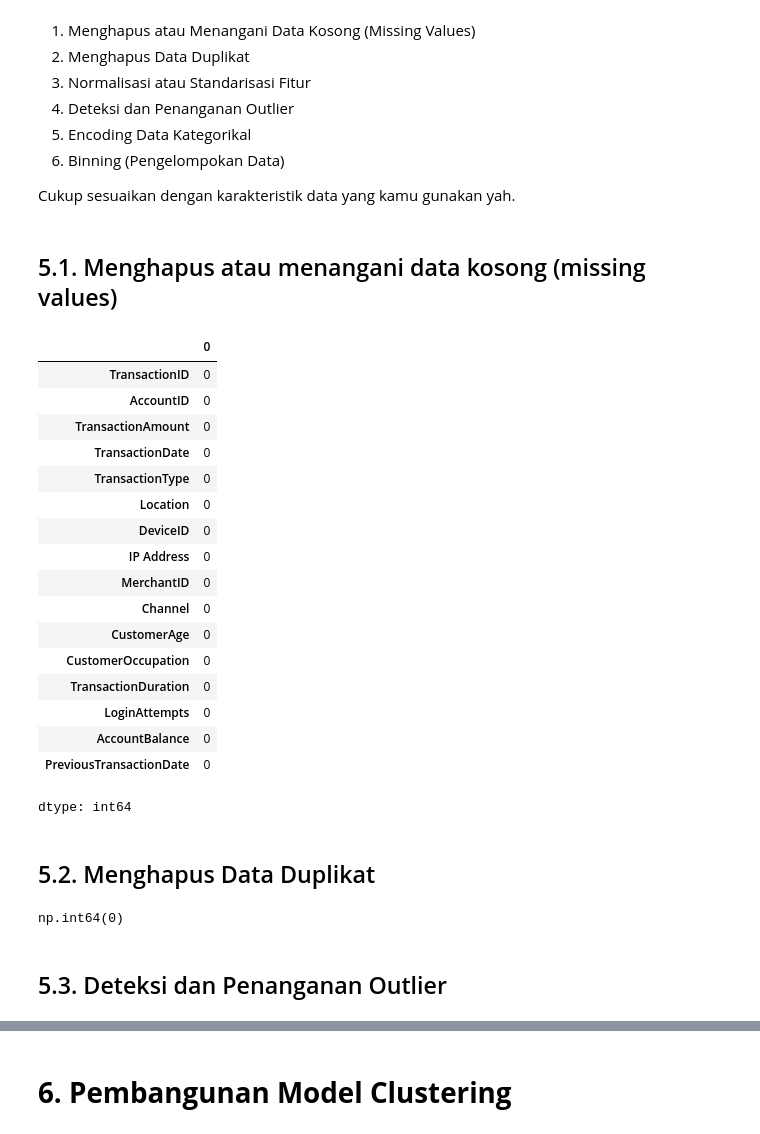
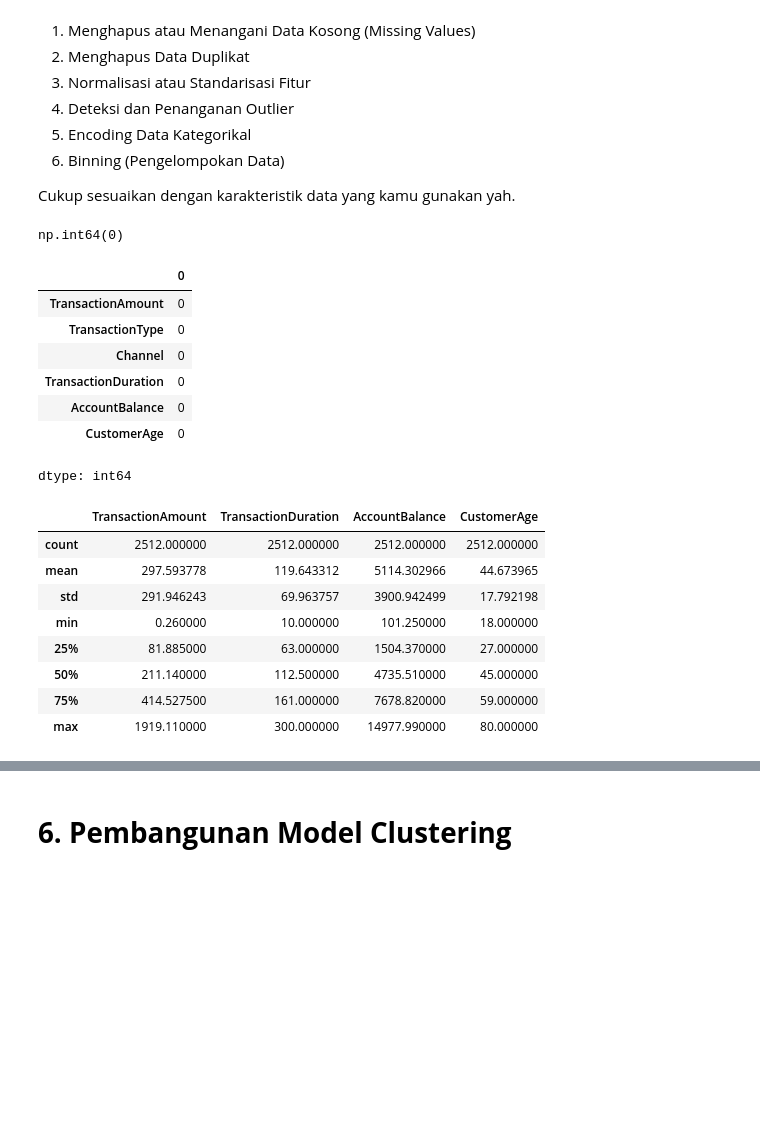
Before and after one commit to totoro-07/submission_BMLP, a Jupyter notebook: [Clustering]_Submission_Akhir_BMLP_Ahmad_Radesta.ipynb, the cells around one changed output, grey strips where cells are left out. Cells and saved outputs as stored; diff of their text form; code cells hidden in the pictures; blank space fills up the shorter version.

```diff
--- a/[Clustering]_Submission_Akhir_BMLP_Ahmad_Radesta.ipynb
+++ b/[Clustering]_Submission_Akhir_BMLP_Ahmad_Radesta.ipynb
@@ -300,35 +291,36 @@ Berikut adalah tahapan-tahapan yang bisa dilakukan, tetapi **tidak terbatas** pa
 6. Binning (Pengelompokan Data)
 
 Cukup sesuaikan dengan karakteristik data yang kamu gunakan yah.
-# %% [markdown]
-## 5.1. Menghapus atau menangani data kosong (missing values)
+# %%
+df_cleaned = df.copy()
+# %%
+features = ['TransactionAmount', 'TransactionType', 'Channel', 'TransactionDuration', 'AccountBalance', 'CustomerAge']
+df_cleaned = df_cleaned[features]
+# %%
+df_cleaned.duplicated().sum()
+# %% [output]
+np.int64(0)
 # %%
-df.isnull().sum()
+df_cleaned.isnull().sum()
 # %% [output]
 |  | 0 |
-| TransactionID | 0 |
-| AccountID | 0 |
 | TransactionAmount | 0 |
-| TransactionDate | 0 |
 | TransactionType | 0 |
-| Location | 0 |
-| DeviceID | 0 |
-| IP Address | 0 |
-| MerchantID | 0 |
 | Channel | 0 |
+| TransactionDuration | 0 |
+| AccountBalance | 0 |
 | CustomerAge | 0 |
-| CustomerOccupation | 0 |
-| TransactionDuration | 0 |
-| LoginAttempts | 0 |
-| AccountBalance | 0 |
-| PreviousTransactionDate | 0 |
 dtype: int64
-# %% [markdown]
-## 5.2. Menghapus Data Duplikat
-# %%
-df.duplicated().sum()
-# %% [output]
-np.int64(0)
-# %% [markdown]
-## 5.3. Deteksi dan Penanganan Outlier
+# %%
+df_cleaned.describe()
+# %% [output]
+|  | TransactionAmount | TransactionDuration | AccountBalance | CustomerAge |
+| count | 2512.000000 | 2512.000000 | 2512.000000 | 2512.000000 |
+| mean | 297.593778 | 119.643312 | 5114.302966 | 44.673965 |
+| std | 291.946243 | 69.963757 | 3900.942499 | 17.792198 |
+| min | 0.260000 | 10.000000 | 101.250000 | 18.000000 |
+| 25% | 81.885000 | 63.000000 | 1504.370000 | 27.000000 |
+| 50% | 211.140000 | 112.500000 | 4735.510000 | 45.000000 |
+| 75% | 414.527500 | 161.000000 | 7678.820000 | 59.000000 |
+| max | 1919.110000 | 300.000000 | 14977.990000 | 80.000000 |
 # %%
```
Also changed, not shown: parts of 47 cells of this notebook, 3 other files.
